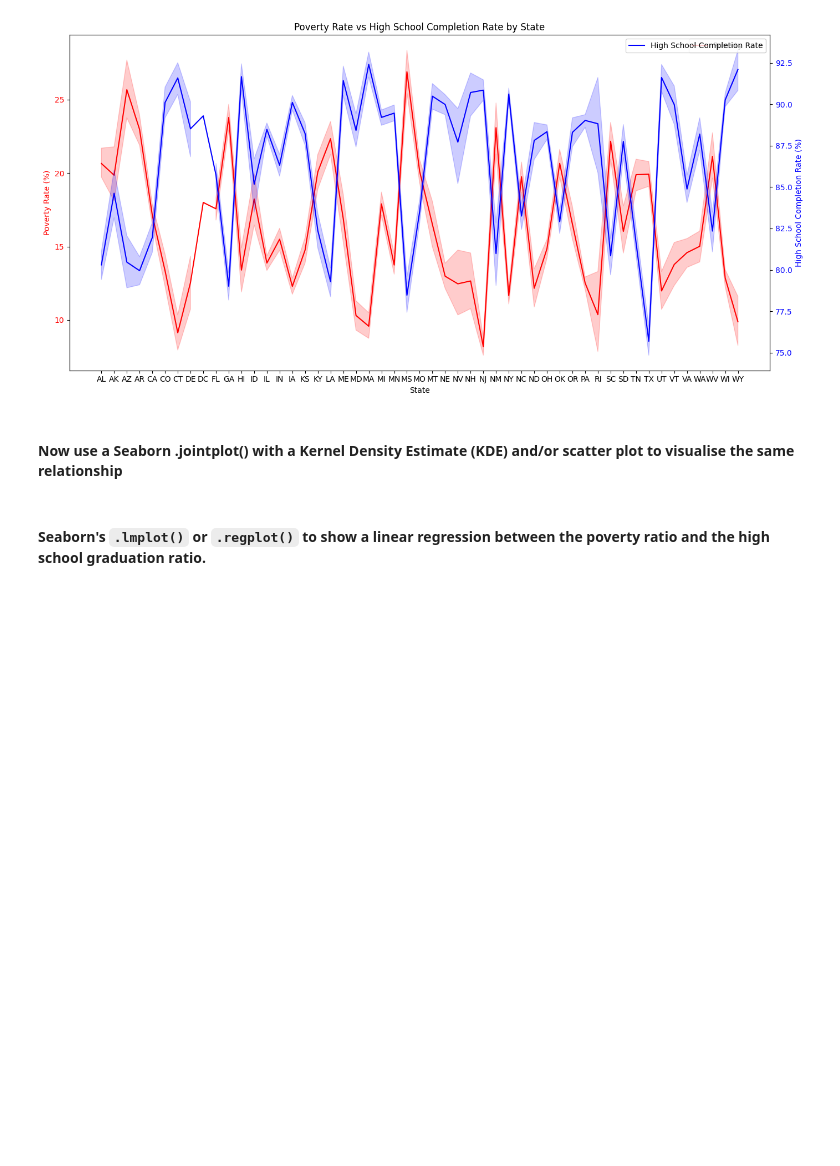
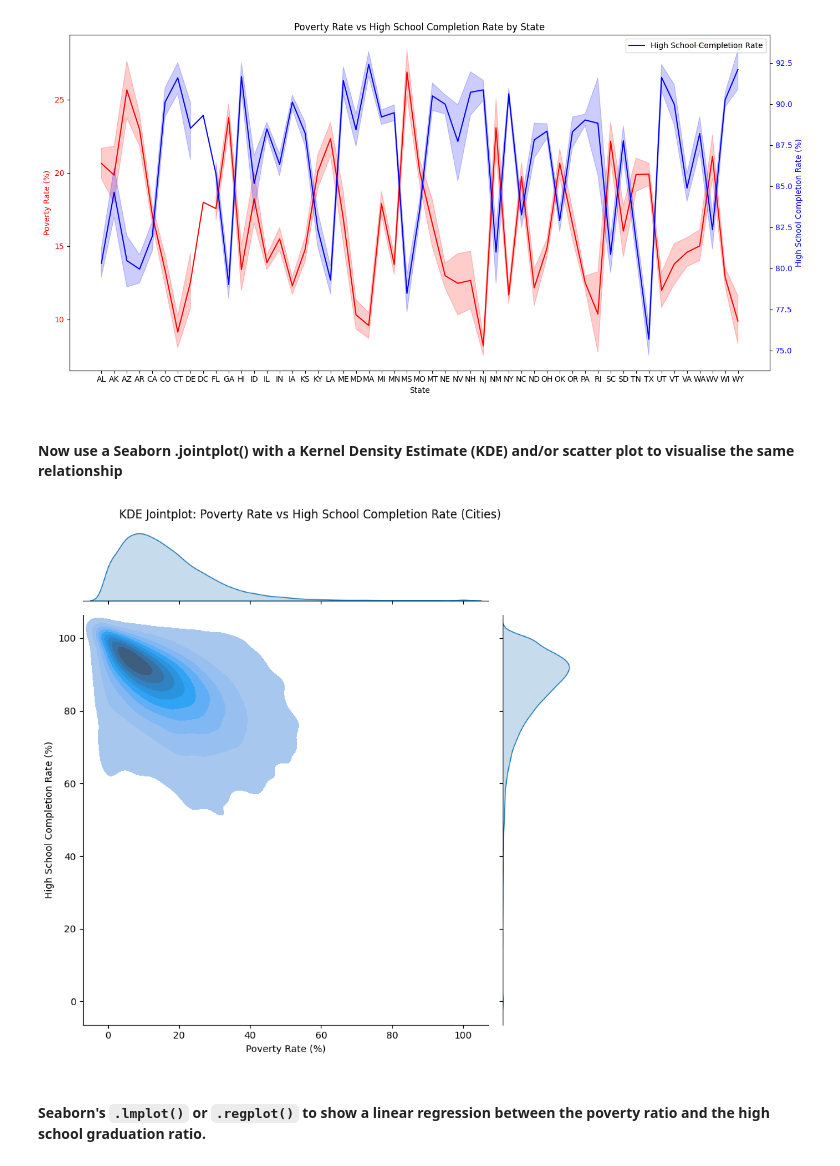
Before and after one commit to Griffin-lubisiaMulemia/Fatal-Force, a Jupyter notebook: Fatal_Force_(start).ipynb, the cells around one changed output. Saved outputs shown, nothing was run; the diff lists cells and outputs as text; code cells hidden in the pictures; blank space fills up the shorter version.

```diff
--- a/Fatal_Force_(start).ipynb
+++ b/Fatal_Force_(start).ipynb
@@ -273,6 +273,22 @@ plt.show()
 [figure]
 # %% [markdown]
 #### Now use a Seaborn .jointplot() with a Kernel Density Estimate (KDE) and/or scatter plot to visualise the same relationship
+# %%
+# Visualize the relationship between poverty rate and high school graduation rate using seaborn jointplot
+sns.jointplot(
+    data=df_pct_completed_hs.merge(df_pct_poverty, on=['Geographic Area', 'City']),
+    x='poverty_rate',
+    y='percent_completed_hs',
+    kind='kde',
+    fill=True,
+    height=8
+)
+plt.xlabel('Poverty Rate (%)')
+plt.ylabel('High School Completion Rate (%)')
+plt.suptitle('KDE Jointplot: Poverty Rate vs High School Completion Rate (Cities)', y=1.02)
+plt.show()
+# %% [output]
+[figure, added]
 # %% [markdown]
 #### Seaborn's `.lmplot()` or `.regplot()` to show a linear regression between the poverty ratio and the high school graduation ratio.
 # %% [markdown]
```
Also changed, not shown: 2 other files.
